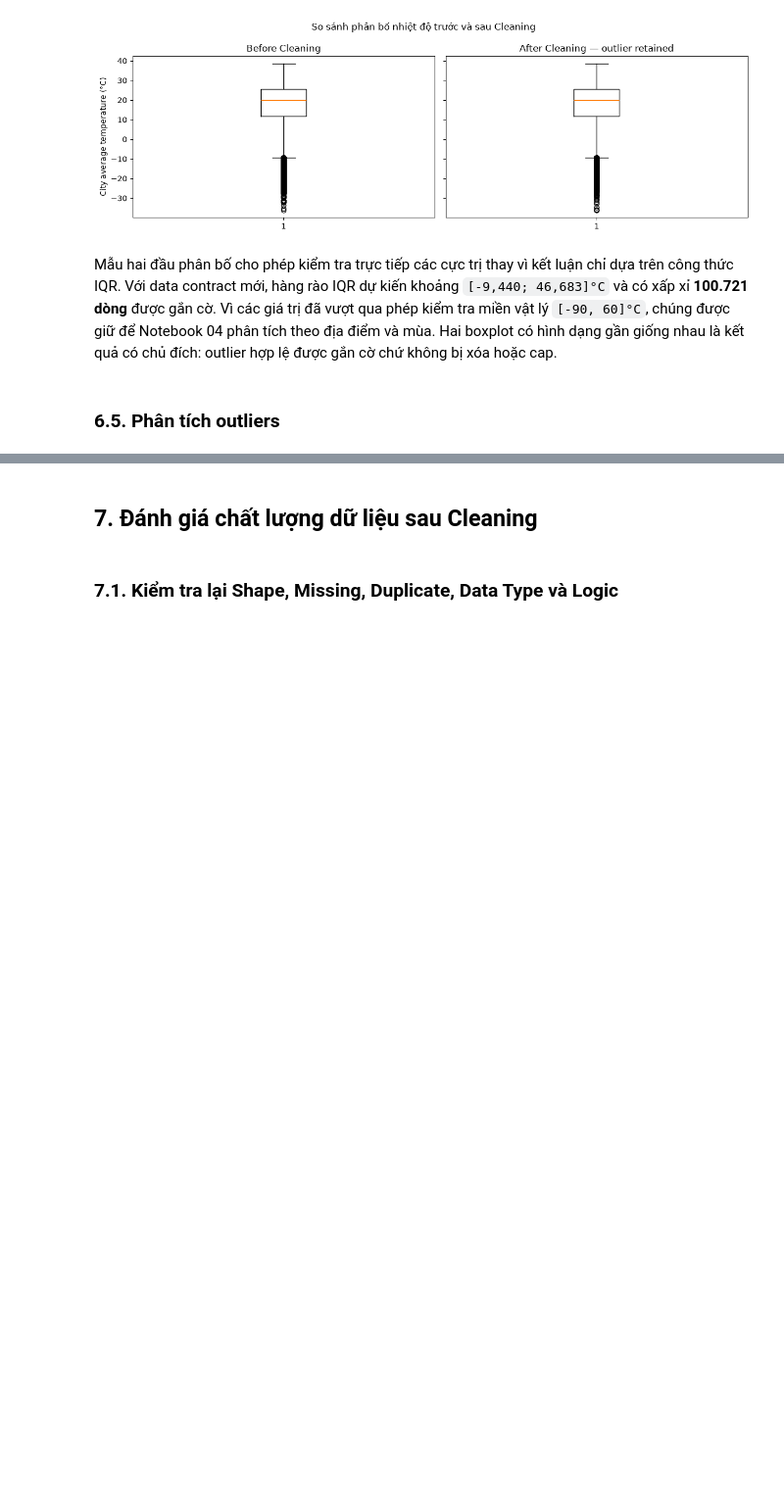
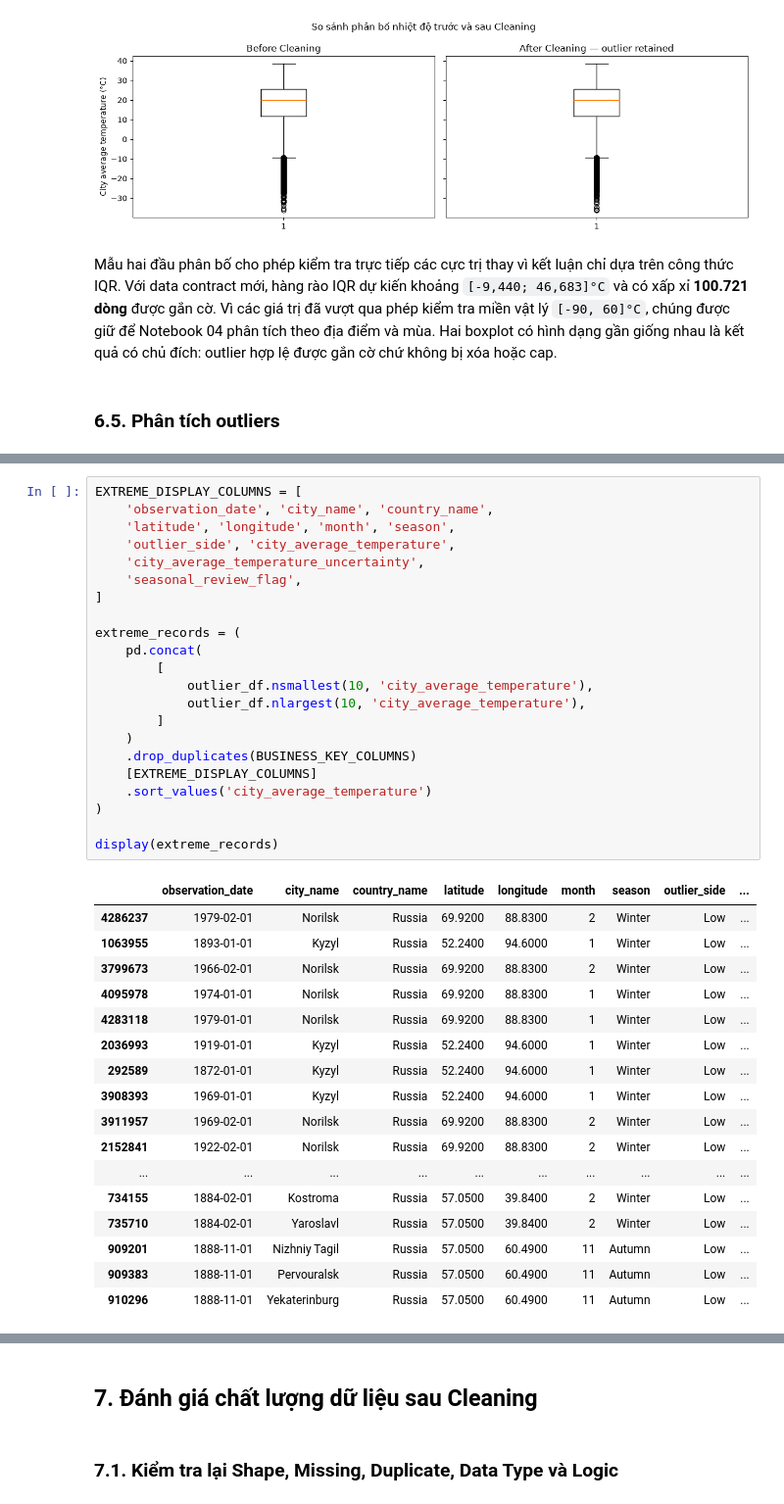
Before and after one commit to Sekaiiii1/Global-Surface-Temperature-Analysis, a Jupyter notebook: notebooks_v1/03_data_cleaning.ipynb, the cells around one changed output, grey strips where cells are left out. Shown at 98% size. Saved outputs shown, nothing was run; the diff lists cells and outputs as text; blank space fills up the shorter version.

```diff
--- a/notebooks_v1/03_data_cleaning.ipynb
+++ b/notebooks_v1/03_data_cleaning.ipynb
@@ -902,0 +1289,40 @@ Mẫu hai đầu phân bố cho phép kiểm tra trực tiếp các cực trị
+# %%
+EXTREME_DISPLAY_COLUMNS = [
+    'observation_date', 'city_name', 'country_name',
+    'latitude', 'longitude', 'month', 'season',
+    'outlier_side', 'city_average_temperature',
+    'city_average_temperature_uncertainty',
+    'seasonal_review_flag',
+]
+
+extreme_records = (
+    pd.concat(
+        [
+            outlier_df.nsmallest(10, 'city_average_temperature'),
+            outlier_df.nlargest(10, 'city_average_temperature'),
+        ]
+    )
+    .drop_duplicates(BUSINESS_KEY_COLUMNS)
+    [EXTREME_DISPLAY_COLUMNS]
+    .sort_values('city_average_temperature')
+)
+
+display(extreme_records)
+# %% [output]
+|  | observation_date | city_name | country_name | latitude | longitude | month | season | outlier_side | ... |
+| 4286237 | 1979-02-01 | Norilsk | Russia | 69.9200 | 88.8300 | 2 | Winter | Low | ... |
+| 1063955 | 1893-01-01 | Kyzyl | Russia | 52.2400 | 94.6000 | 1 | Winter | Low | ... |
+| 3799673 | 1966-02-01 | Norilsk | Russia | 69.9200 | 88.8300 | 2 | Winter | Low | ... |
+| 4095978 | 1974-01-01 | Norilsk | Russia | 69.9200 | 88.8300 | 1 | Winter | Low | ... |
+| 4283118 | 1979-01-01 | Norilsk | Russia | 69.9200 | 88.8300 | 1 | Winter | Low | ... |
+| 2036993 | 1919-01-01 | Kyzyl | Russia | 52.2400 | 94.6000 | 1 | Winter | Low | ... |
+| 292589 | 1872-01-01 | Kyzyl | Russia | 52.2400 | 94.6000 | 1 | Winter | Low | ... |
+| 3908393 | 1969-01-01 | Kyzyl | Russia | 52.2400 | 94.6000 | 1 | Winter | Low | ... |
+| 3911957 | 1969-02-01 | Norilsk | Russia | 69.9200 | 88.8300 | 2 | Winter | Low | ... |
+| 2152841 | 1922-02-01 | Norilsk | Russia | 69.9200 | 88.8300 | 2 | Winter | Low | ... |
+| ... | ... | ... | ... | ... | ... | ... | ... | ... | ... |
+| 734155 | 1884-02-01 | Kostroma | Russia | 57.0500 | 39.8400 | 2 | Winter | Low | ... |
+| 735710 | 1884-02-01 | Yaroslavl | Russia | 57.0500 | 39.8400 | 2 | Winter | Low | ... |
+| 909201 | 1888-11-01 | Nizhniy Tagil | Russia | 57.0500 | 60.4900 | 11 | Autumn | Low | ... |
+| 909383 | 1888-11-01 | Pervouralsk | Russia | 57.0500 | 60.4900 | 11 | Autumn | Low | ... |
+| 910296 | 1888-11-01 | Yekaterinburg | Russia | 57.0500 | 60.4900 | 11 | Autumn | Low | ... |
```
Also changed, not shown: parts of 42 cells of this notebook, 9 other files.
